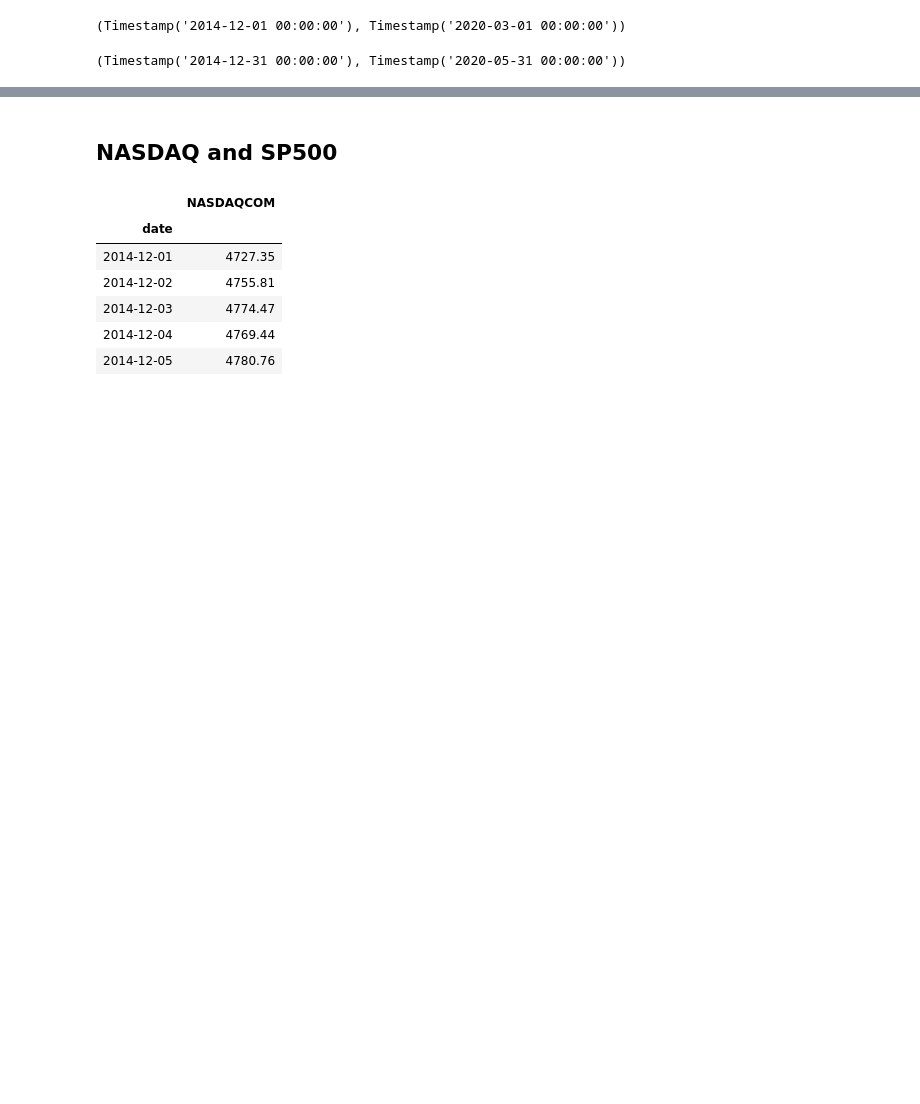
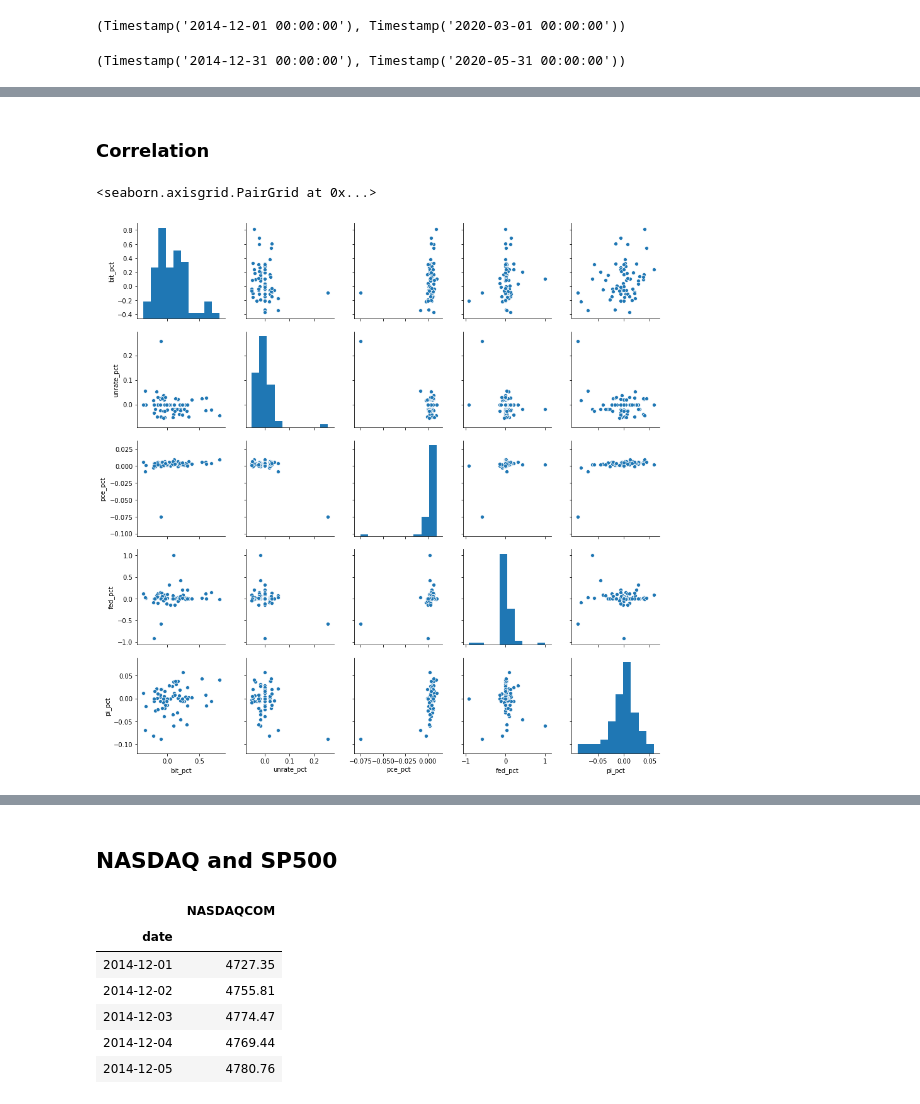
Before and after one commit to liwen611/project-bitcoin, a Jupyter notebook: bitcoin_overview.ipynb, the cells around one changed output, grey strips where cells are left out. Saved outputs shown, nothing was run; the diff lists cells and outputs as text; code cells hidden in the pictures; blank space fills up the shorter version.

```diff
--- a/bitcoin_overview.ipynb
+++ b/bitcoin_overview.ipynb
@@ -107,0 +118,15 @@ sns.lineplot(data = bit_monthly)
+# %% [markdown]
+### Correlation
+# %%
+bit_monthly = bit_monthly.fillna(method = 'bfill')
+# %%
+bit_monthly['bit_pct'] = bit_monthly['CBBTCUSD'].pct_change()
+bit_monthly['unrate_pct'] = bit_monthly['UNRATE'].pct_change()
+bit_monthly['pce_pct'] = bit_monthly['PCE'].pct_change()
+bit_monthly['fed_pct'] = bit_monthly['FEDFUNDS'].pct_change()
+bit_monthly['pi_pct'] = bit_monthly['CUSR0000SEHE'].pct_change()
+# %%
+sns.pairplot(data = bit_monthly[['bit_pct', 'unrate_pct', 'pce_pct', 'fed_pct','pi_pct']])
+# %% [output]
+<seaborn.axisgrid.PairGrid at 0x...>
+[figure, added]
```
Also changed, not shown: parts of 34 cells of this notebook.
